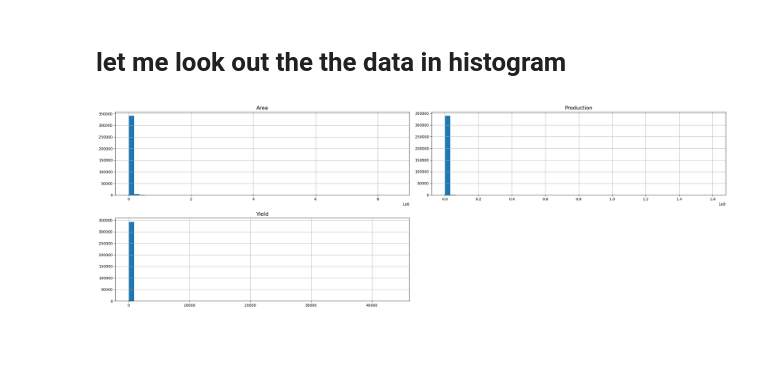
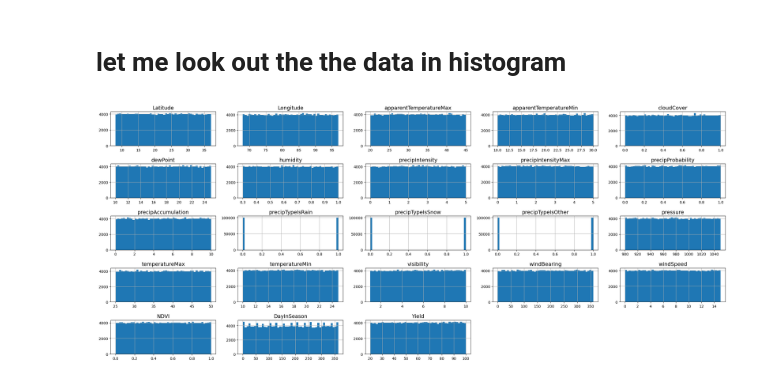
Before and after one commit to yonas8989/wheat_crop_production_ml, a Jupyter notebook: production_prediction.ipynb, the cells around one changed output. Cells and saved outputs as stored; diff of their text form; code cells hidden in the pictures; blank space fills up the shorter version.

```diff
--- a/production_prediction.ipynb
+++ b/production_prediction.ipynb
@@ -46,7 +46,7 @@ def load_csv_data(drive_path, csv_filename):
 try:
     # Specify the folder and file name in your Google Drive
     folder_in_drive = ""  # e.g., "datasets" or leave as an empty string if the file is in the root of My Drive
-    csv_file_name = "India Agriculture Crop Production.csv"
+    csv_file_name = "mock_india_data_200k.csv"
 
     agriculture_data = load_csv_data(folder_in_drive, csv_file_name)
 except Exception as e:
@@ -136,15 +145,15 @@ def save_fig(fig_id, tight_layout=True, fig_extension="png", resolution=300):
 # %%
 import matplotlib.pyplot as plt
 
 # extra code – the next 5 lines define the default font sizes
 plt.rc('font', size=14)
 plt.rc('axes', labelsize=14, titlesize=14)
 plt.rc('legend', fontsize=14)
 plt.rc('xtick', labelsize=10)
 plt.rc('ytick', labelsize=10)
 
-agriculture_data.hist(bins=50, figsize=(24, 8))
+agriculture_data.hist(bins=50, figsize=(24, 10))
 save_fig("attribute_histogram_plots")  # extra code
 plt.show()
 # %% [output]
-[figure, old version]
+[figure, new version]
```
Also changed, not shown: parts of 23 cells of this notebook.
